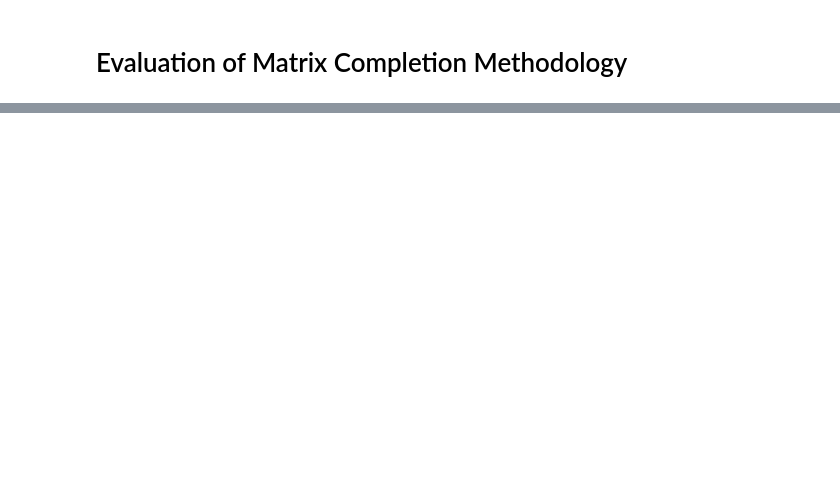
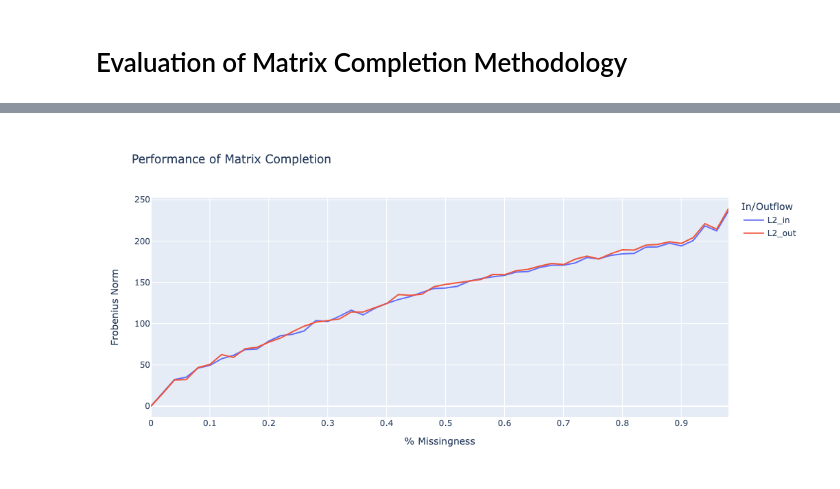
Before and after one commit to ct-spec-res/ev-load-forecast-nyc, a Jupyter notebook: src/automated-traffic-counts/08_ksha_evaluate_matrix_completion.ipynb, the cells around one changed output, grey strips where cells are left out. Saved outputs shown, nothing was run; the diff lists cells and outputs as text; code cells hidden in the pictures; blank space fills up the shorter version.

Commit message:
evaluate matrix completion with integer inputs

```diff
--- a/src/automated-traffic-counts/08_ksha_evaluate_matrix_completion.ipynb
+++ b/src/automated-traffic-counts/08_ksha_evaluate_matrix_completion.ipynb
@@ -157,12 +161,12 @@ for i in tqdm(data_dict['pct_missing']):
                                       L_prime, A_prime, O, mask)
 
     # Error for inflow matrices
-    delta_in = (1-omega_in)*(F_in_c.round() - F_in.values)
+    delta_in = (F_in_c.round() - F_in.values)
     data_dict['L2_in'].append(np.linalg.norm(delta_in, ord='fro'))
     data_dict['RMSE_in'].append(np.sqrt(np.mean(delta_in ** 2)))
 
     # Error for outflow matrices
-    delta_out = (1-omega_out)*(F_out_c.round() - F_out.values)
+    delta_out = (F_out_c.round() - F_out.values)
     data_dict['L2_out'].append(np.linalg.norm(delta_out, ord='fro'))
     data_dict['RMSE_out'].append(np.sqrt(np.mean(delta_out ** 2)))
 # %% [output]
@@ -173,2 +177,9 @@ Wall time: 7min 6s
 # %%
 df = pd.DataFrame(data_dict)
+# %%
+px.line(df.melt(id_vars=['pct_missing'], value_vars=['L2_in', 'L2_out']),
+        x='pct_missing', y='value', color='variable',
+        title='Performance of Matrix Completion',
+        labels={'value':'Frobenius Norm', 'pct_missing': '% Missingness', 'variable':'In/Outflow'},
+        width=800, height=500)
+# %% [output]
@@ -175,3 +187,4 @@ df = pd.DataFrame(data_dict)
+[figure, added]
 # %%
 px.line(df.melt(id_vars=['pct_missing'], value_vars=['RMSE_in', 'RMSE_out']),
         x='pct_missing', y='value', color='variable',
```
Also changed, not shown: parts of 5 cells of this notebook, 4 other files.
